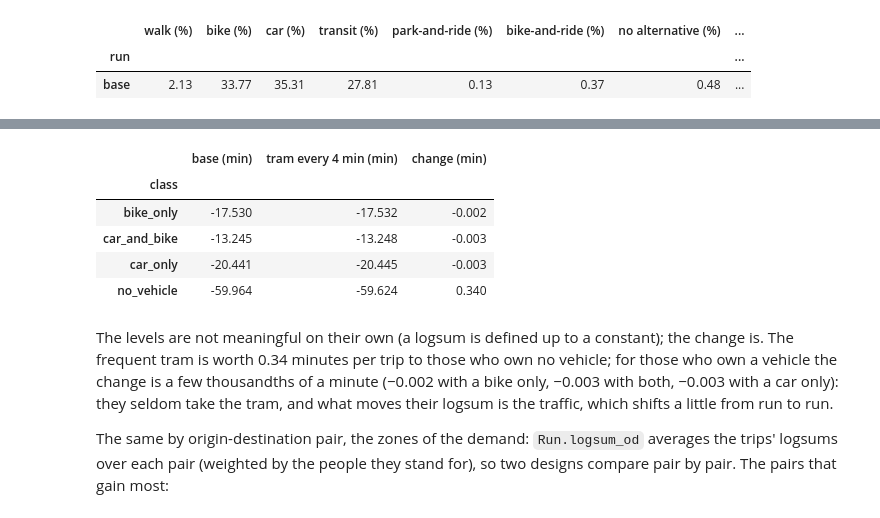
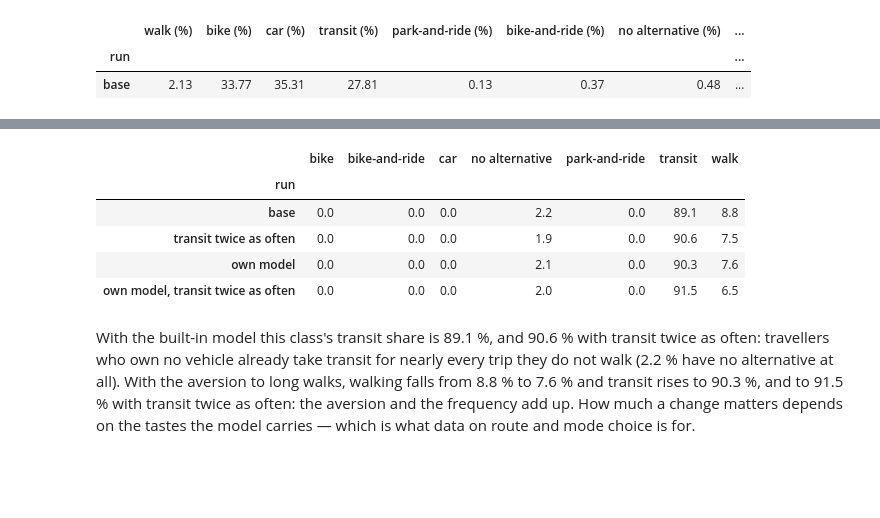
Before and after one commit to bahmanmdd/openmobisim, a Jupyter notebook: manual/tutorials/09_applications.ipynb, the cells around one changed output, grey strips where cells are left out. Drawn from its saved outputs; the diff is of its cells as text; code cells hidden in the pictures; blank space fills up the shorter version.

```diff
--- a/manual/tutorials/09_applications.ipynb
+++ b/manual/tutorials/09_applications.ipynb
@@ -337,25 +345,26 @@ common measures, both available after a run:
 # %%
-def logsum_min(run):
+def shares_by_class(run):
     ch = run.itinerary_choices()
-    t = pd.DataFrame({"class": ch["user_class"], "logsum": ch["logsum"], "chose": ch["mode_choice"]})
-    return t[t["chose"]].groupby("class")["logsum"].mean() / 0.2
+    counts = collections.defaultdict(collections.Counter)
+    for cls, mode, chose in zip(ch["user_class"], ch["mode"], ch["mode_choice"]):
+        if chose:
+            counts[cls][MODES[mode]] += 1
+    t = pd.DataFrame(counts).T.fillna(0)
+    return (100 * t.div(t.sum(axis=1), axis=0)).round(1)
 
 
-access = pd.DataFrame({"base (min)": logsum_min(base), "tram every 4 min (min)": logsum_min(more)})
-access["change (min)"] = access["tram every 4 min (min)"] - access["base (min)"]
-access.round(3)
+four = ["base", "transit twice as often", "own model", "own model, transit twice as often"]
+pd.DataFrame({n: shares_by_class(runs[n]).loc["no_vehicle"] for n in four}).T.rename_axis("run")
 # %% [output]
-|  | base (min) | tram every 4 min (min) | change (min) |
-| class |  |  |  |
-| bike_only | -17.530 | -17.532 | -0.002 |
-| car_and_bike | -13.245 | -13.248 | -0.003 |
-| car_only | -20.441 | -20.445 | -0.003 |
-| no_vehicle | -59.964 | -59.624 | 0.340 |
+|  | bike | bike-and-ride | car | no alternative | park-and-ride | transit | walk |
+| run |  |  |  |  |  |  |  |
+| base | 0.0 | 0.0 | 0.0 | 2.2 | 0.0 | 89.1 | 8.8 |
+| transit twice as often | 0.0 | 0.0 | 0.0 | 1.9 | 0.0 | 90.6 | 7.5 |
+| own model | 0.0 | 0.0 | 0.0 | 2.1 | 0.0 | 90.3 | 7.6 |
+| own model, transit twice as often | 0.0 | 0.0 | 0.0 | 2.0 | 0.0 | 91.5 | 6.5 |
 # %% [markdown]
-The levels are not meaningful on their own (a logsum is defined up to a constant); the change is. The frequent tram is
-worth 0.34 minutes per trip to those who own no vehicle; for those who own a vehicle the change is a few thousandths
-of a minute (−0.002 with a bike only, −0.003 with both, −0.003 with a car only): they seldom take the tram,
-and what moves their logsum is the traffic, which shifts a little from run to run.
-
-The same by origin-destination pair, the zones of the demand: `Run.logsum_od` averages the trips' logsums over each
-pair (weighted by the people they stand for), so two designs compare pair by pair. The pairs that gain most:
+With the built-in model this class's transit share is 89.1 %, and 90.6 % with transit twice as often: travellers who
+own no vehicle already take transit for nearly every trip they do not walk (2.2 % have no alternative at all). With the
+aversion to long walks, walking falls from 8.8 % to 7.6 % and transit rises to 90.3 %, and to 91.5 % with transit
+twice as often: the aversion and the frequency add up. How much a change matters depends on the tastes the model
+carries — which is what data on route and mode choice is for.
```
Also changed, not shown: parts of 62 cells of this notebook, 4 other files.
